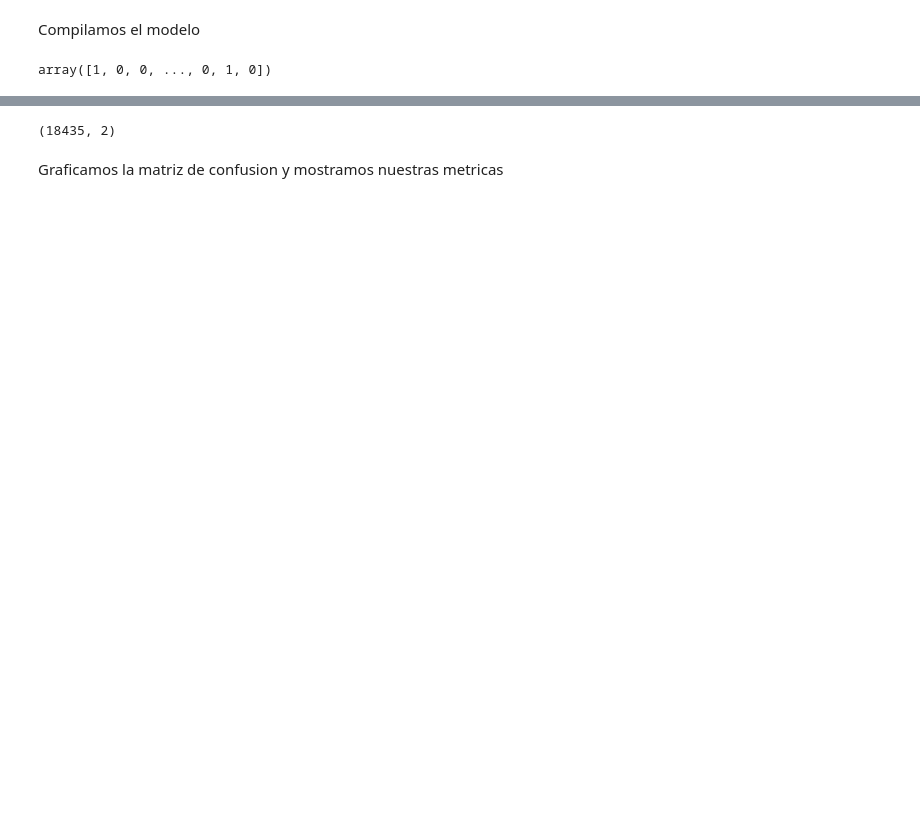
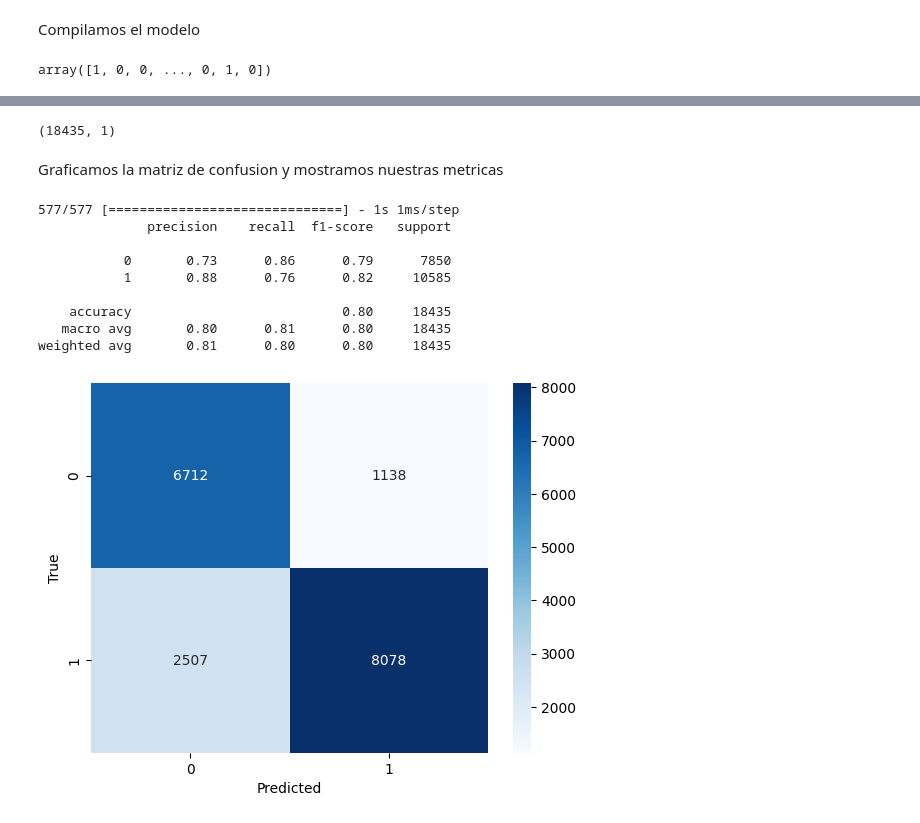
Before and after one commit to franciscoL0pez/TrabajosPracticosOrganizacionDeDatos1C2023, a Jupyter notebook: 7506R_TP1_GRUPO17_CHPX_ENTREGA.ipynb, the cells around one changed output, grey strips where cells are left out. Cells and saved outputs as stored; diff of their text form; code cells hidden in the pictures; blank space fills up the shorter version.

```diff
--- a/7506R_TP1_GRUPO17_CHPX_ENTREGA.ipynb
+++ b/7506R_TP1_GRUPO17_CHPX_ENTREGA.ipynb
@@ -309,12 +307,12 @@ x_train_scaled = scaler.fit_transform(x_train)
 x_test_scaled = scaler.transform(x_test)
 # %%
 # Calculamos la cantidad de clases
-cant_clases=len(np.unique(y_train)) #Nuestro target
+cant_clases = len(np.unique(y_train)) #Nuestro target
+d_in = len(x_train.columns) #Parametros de entrenamiento
 
-d_in = len(x_train.columns) #Parametros de entrenamiento
 model_reservas = keras.Sequential([
-    keras.layers.Dense(2,input_shape=(d_in,), activation='relu',kernel_initializer='uniform'), #Activacion tipo relu
-    keras.layers.Dense(cant_clases, activation='sigmoid')]) #Para multiclases usamos softmax
+   keras.layers.Dense(1,input_shape=(d_in,), activation='relu',kernel_initializer='uniform'),
+    keras.layers.Dense(1, activation='sigmoid')])
 
 
 #Mostramos los resultados
@@ -341,17 +339,16 @@ y_train.values
 array([1, 0, 0, ..., 0, 1, 0])
 # %%
 model_reservas.compile(
-    optimizer = keras.optimizers.SGD(learning_rate = 0.001),  #optimizer=keras.optimizers.SGD(learning_rate=0.001),
+    optimizer = keras.optimizers.SGD(learning_rate = 0.001),,
     loss = 'binary_crossentropy', #Como mi salida es binaria uso binary_crossentropy
 
     #Metrica que calcula en cada it
 
-    metrics = ['AUC']
+    metrics = ['Recall'] #Cambiar metrica por f1_score
 )
 
-cant_epochs = 160
-#ERROR AL ENTRENAR EL MODELO
-#h_model_reservas = model_reservas.fit(x_train_scaled, y_train, epochs = cant_epochs, batch_size = 16, verbose = False )
+cant_epochs = 100
+h_model_reservas = model_reservas.fit(x_train_scaled, y_train, epochs = cant_epochs, batch_size = 16, verbose = False )
 # %%
 y_predic_res = model_reservas.predict(x_test_scaled) #Realizamos el predict
 # %% [output]
@@ -359,6 +356,6 @@ y_predic_res = model_reservas.predict(x_test_scaled) #Realizamos el predict
 # %%
 y_predic_res.shape #Vemos el predict
 # %% [output]
-(18435, 2)
+(18435, 1)
 # %% [markdown]
 Graficamos la matriz de confusion y mostramos nuestras metricas
@@ -366,0 +362,19 @@ Graficamos la matriz de confusion y mostramos nuestras metricas
+# %%
+y_predic_ = model_reservas.predict(x_test_scaled)
+y_predic_cat = np.where(y_predic_>0.4,1,0) #Seteamos un corte en los datos para determinar si cancelo o no
+
+ds_validacion=pd.DataFrame(y_predic_cat,y_test).reset_index() #Armamos un dataset
+ds_validacion.columns=['y_pred','y_real'] #Nombramos las columnas
+
+metricas(ds_validacion.y_pred,ds_validacion.y_real) #Dividimos el dataset
+# %% [output]
+577/577 [==============================] - 1s 1ms/step
+              precision    recall  f1-score   support
+
+           0       0.73      0.86      0.79      7850
+           1       0.88      0.76      0.82     10585
+
+    accuracy                           0.80     18435
+   macro avg       0.80      0.81      0.80     18435
+weighted avg       0.81      0.80      0.80     18435
+[figure, added]
```
Also changed, not shown: parts of 4 cells of this notebook.
